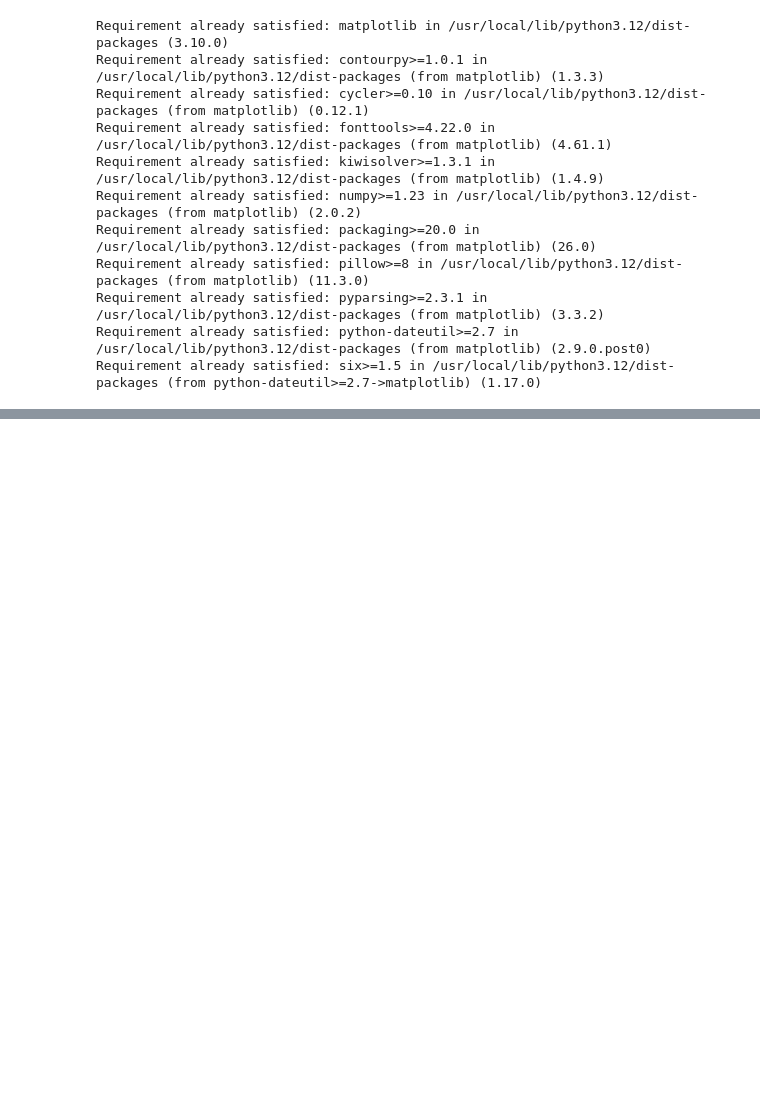
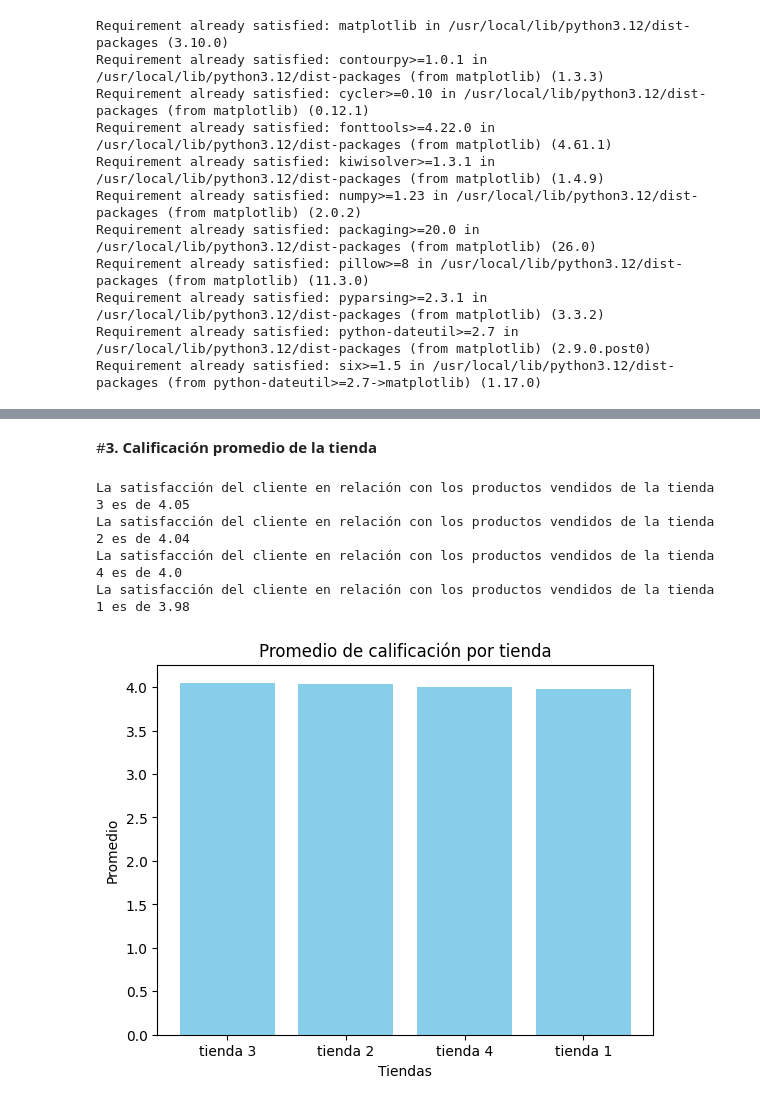
Before and after one commit to jossxopa/store_ds, a Jupyter notebook: Copia_di_Store_challenge.ipynb, the cells around one changed output, grey strips where cells are left out. Cells and saved outputs as stored; diff of their text form; code cells hidden in the pictures; blank space fills up the shorter version.

```diff
--- a/Copia_di_Store_challenge.ipynb
+++ b/Copia_di_Store_challenge.ipynb
@@ -176,0 +154,32 @@ from matplotlib import pyplot as plt
+# %% [markdown]
+#**3. Calificación promedio de la tienda**
+# %%
+promedio_por_tienda = {
+    "tienda 1": tienda["Calificación"].mean().round(2),
+    "tienda 2": tienda2["Calificación"].mean().round(2),
+    "tienda 3": tienda3["Calificación"].mean().round(2),
+    "tienda 4": tienda4["Calificación"].mean().round(2)
+}
+# Ordenar el diccionario para que la respuesta se ordene de mayor a menor
+
+promedio_ordenado = sorted(promedio_por_tienda.items(), key=lambda item: item[1], reverse=True)
+
+for nombre_de_tienda, promedio_de_tienda in promedio_ordenado:
+  print(f'La satisfacción del cliente en relación con los productos vendidos de la {nombre_de_tienda} es de {promedio_de_tienda} ')
+
+#Gráfico
+
+nombres = [item[0] for item in promedio_ordenado]
+valor = [item[1] for item in promedio_ordenado]
+
+plt.bar(nombres, valor, color="skyblue")
+plt.title("Promedio de calificación por tienda")
+plt.ylabel("Promedio")
+plt.xlabel("Tiendas")
+plt.show()
+# %% [output]
+La satisfacción del cliente en relación con los productos vendidos de la tienda 3 es de 4.05
+La satisfacción del cliente en relación con los productos vendidos de la tienda 2 es de 4.04
+La satisfacción del cliente en relación con los productos vendidos de la tienda 4 es de 4.0
+La satisfacción del cliente en relación con los productos vendidos de la tienda 1 es de 3.98
+[figure, added]
```
Also changed, not shown: parts of 22 cells of this notebook.
